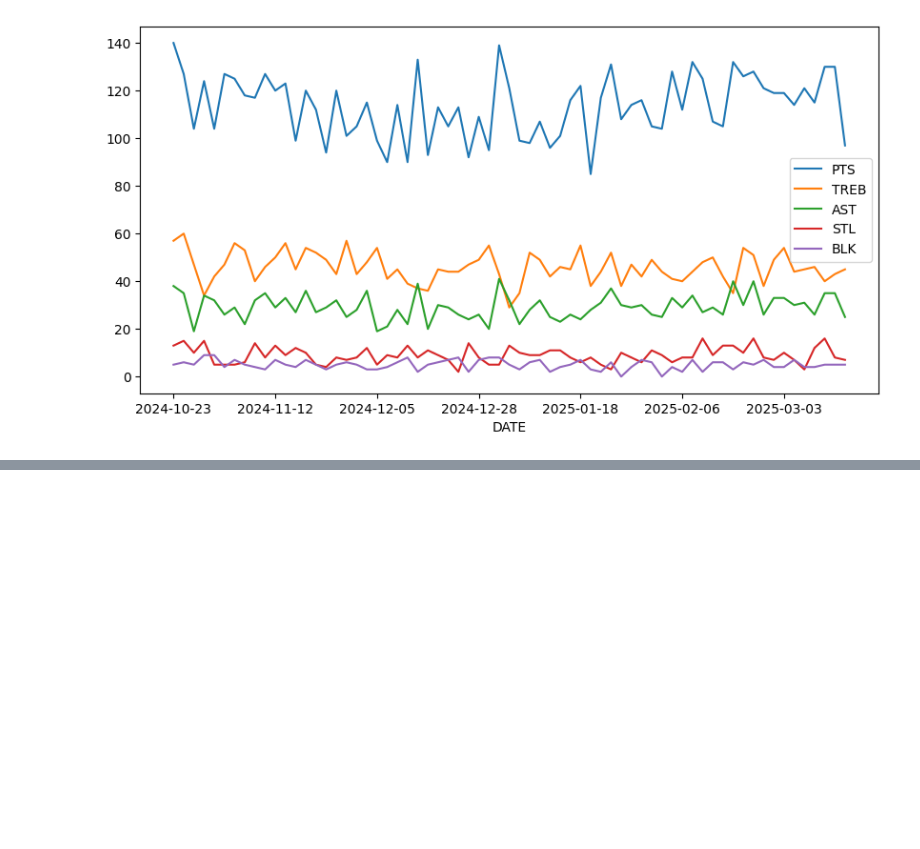
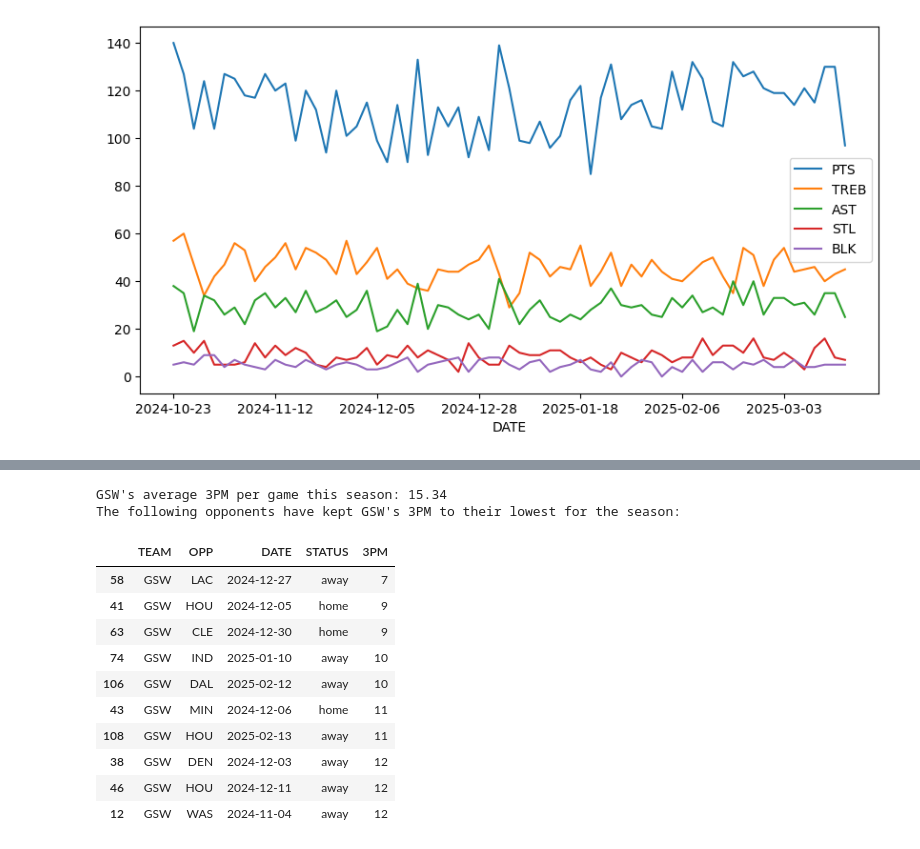
Before and after one commit to ds7cw/python_pandas_nba_analytics, a Jupyter notebook: main/04_gsw_analyze_team_data.ipynb, the cells around one changed output, grey strips where cells are left out. Drawn from its saved outputs; the diff is of its cells as text; code cells hidden in the pictures; blank space fills up the shorter version.

Commit message:
Add 'OPP' opponent column to dataframes

```diff
--- a/main/04_gsw_analyze_team_data.ipynb
+++ b/main/04_gsw_analyze_team_data.ipynb
@@ -89,0 +90,23 @@ gsw_df[gsw_df['DATE'] >= JIMMY_TRADE]
+# %%
+gsw_worst_3pm_games = gsw_df.sort_values('3PM').head(10).copy()
+gsw_worst_3pm_games
+gsw_worst_3pm_games_dates = gsw_worst_3pm_games.DATE.to_list()
+print(f"GSW's average 3PM per game this season: {round(gsw_df['3PM'].mean(),2)}")
+print("The following opponents have kept GSW's 3PM to their lowest for the season:")
+# The 5 teams with best defense against GSW's 3-point shooting
+# opponent_df[opponent_df['DATE'].isin(gsw_worst_3pm_games_dates)].sort_values()
+gsw_df[gsw_df['DATE'].isin(gsw_worst_3pm_games_dates)][['TEAM', 'OPP', 'DATE', 'STATUS', '3PM']].sort_values('3PM', ascending=True)
+# %% [output]
+GSW's average 3PM per game this season: 15.34
+The following opponents have kept GSW's 3PM to their lowest for the season:
+|  | TEAM | OPP | DATE | STATUS | 3PM |
+| 58 | GSW | LAC | 2024-12-27 | away | 7 |
+| 41 | GSW | HOU | 2024-12-05 | home | 9 |
+| 63 | GSW | CLE | 2024-12-30 | home | 9 |
+| 74 | GSW | IND | 2025-01-10 | away | 10 |
+| 106 | GSW | DAL | 2025-02-12 | away | 10 |
+| 43 | GSW | MIN | 2024-12-06 | home | 11 |
+| 108 | GSW | HOU | 2025-02-13 | away | 11 |
+| 38 | GSW | DEN | 2024-12-03 | away | 12 |
+| 46 | GSW | HOU | 2024-12-11 | away | 12 |
+| 12 | GSW | WAS | 2024-11-04 | away | 12 |
```
Also changed, not shown: parts of 2 cells of this notebook, 3 other files.
